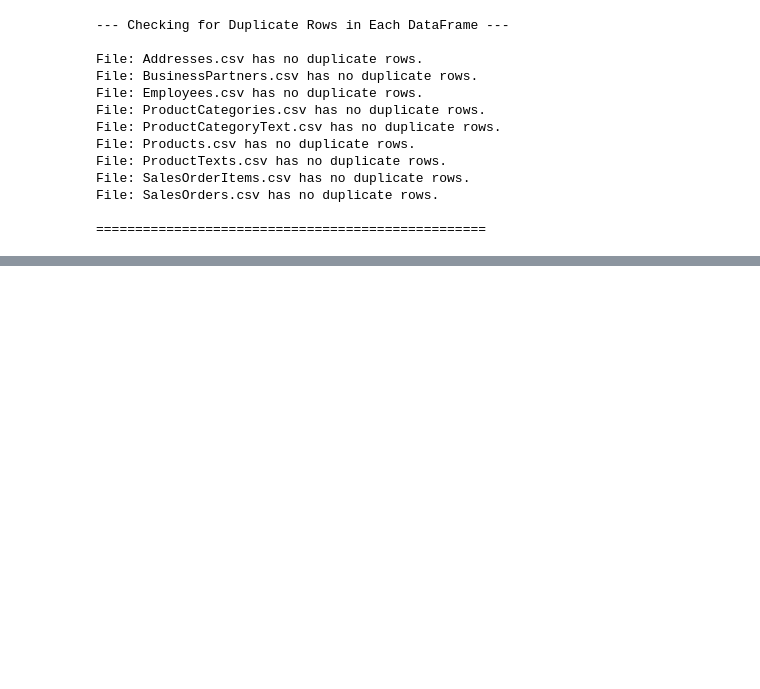
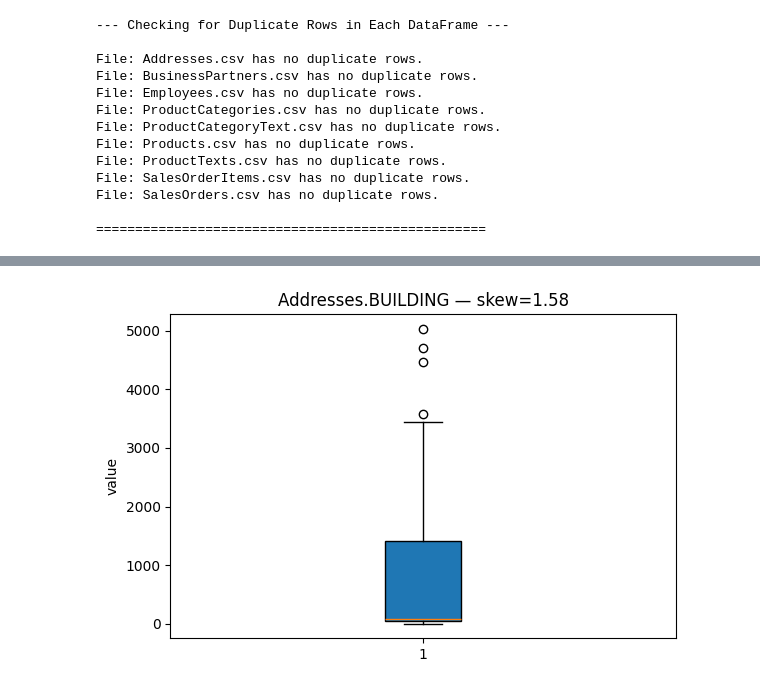
Before and after one commit to ArthurMaciell/VeloAnalytics, a Jupyter notebook: notebooks/00_exploration.ipynb, the cells around one changed output, grey strips where cells are left out. Saved outputs shown, nothing was run; the diff lists cells and outputs as text; code cells hidden in the pictures; blank space fills up the shorter version.

```diff
--- a/notebooks/00_exploration.ipynb
+++ b/notebooks/00_exploration.ipynb
@@ -283,0 +281,95 @@ SyntaxError: (unicode error) 'unicodeescape' codec can't decode bytes in positio
+# %%
+import re
+import numpy as np
+import matplotlib.pyplot as plt
+
+# Ajuste aqui se quiser mais/menos gráficos por dataframe
+TOP_N = 6
+
+# Palavras-chave que definem "colunas importantes" por negócio
+PRIORITY_KEYWORDS = [
+    "netamount", "grossamount", "taxamount", "freight", "discount",
+    "quantity", "unitprice", "price", "weight", "cost", "margin", "revenue"
+]
+
+# Padrões para excluir IDs e datas
+EXCLUDE_PATTERNS = [
+    r"id$", r"_id$", r"^id$", r"orderid", r"itemid", r"partnerid", r"productid",
+    r"employeeid", r"date", r"createdat", r"updatedat"
+]
+
+def is_excluded(col: str) -> bool:
+    c = col.lower()
+    return any(re.search(p, c) for p in EXCLUDE_PATTERNS)
+
+def priority_score(col: str) -> int:
+    c = col.lower()
+    score = 0
+    for kw in PRIORITY_KEYWORDS:
+        if kw in c:
+            score += 10  # cada palavra-chave encontrada soma 10
+    return score
+
+def pick_important_numeric_cols(df, top_n=TOP_N):
+    # numéricas
+    num_cols = df.select_dtypes(include=[np.number]).columns.tolist()
+    # remove colunas vazias ou constantes
+    num_cols = [c for c in num_cols if df[c].notna().sum() > 0 and df[c].nunique(dropna=True) > 1]
+    # excluir IDs e datas
+    num_cols = [c for c in num_cols if not is_excluded(c)]
+    if not num_cols:
+        return []
+
+    # ranking 1: prioridade semântica
+    sem_rank = {c: priority_score(c) for c in num_cols}
+    # ranking 2: variância (para empatar / complementar)
+    var_rank = {c: float(np.nanvar(df[c].astype(float))) for c in num_cols}
+
+    # score final ponderado
+    final = sorted(
+        num_cols,
+        key=lambda c: (sem_rank[c], var_rank[c]),
+        reverse=True
+    )
+    return final[:min(top_n, len(final))]
+
+def safe_boxplot(series, title):
+    s = series.dropna().astype(float)
+    if len(s) == 0:
+        print(f"(sem dados) {title}")
+        return
+    # detectar skew para decidir log
+    skew = s.skew()
+    use_log = skew is not None and np.isfinite(skew) and skew > 2
+
+    plt.figure(figsize=(6, 4))
+    if use_log:
+        # evitar log(0)
+        s_pos = s[s > 0]
+        if len(s_pos) > 0:
+            plt.boxplot(np.log1p(s_pos), vert=True, patch_artist=True)
+            plt.title(f"{title} (log1p) — skew={skew:.2f}")
+            plt.ylabel("log1p(value)")
+        else:
+            # fallback se não há positivos
+            plt.boxplot(s, vert=True, patch_artist=True)
+            plt.title(f"{title} — skew={skew:.2f}")
+            plt.ylabel("value")
+    else:
+        plt.boxplot(s, vert=True, patch_artist=True)
+        plt.title(f"{title} — skew={skew:.2f}")
+        plt.ylabel("value")
+    plt.tight_layout()
+    plt.show()
+
+# Loop principal: um boxplot por coluna importante em cada dataframe
+for name, df in dataframes.items():
+    cols = pick_important_numeric_cols(df)
+    if not cols:
+        print(f"⚠️ {name}: nenhuma coluna numérica relevante encontrada (ou só IDs/datas).")
+        continue
+
+    print(f"\n📦 {name} — colunas analisadas: {', '.join(cols)}")
+    for c in cols:
+        safe_boxplot(df[c], title=f"{name}.{c}")
+# %% [output]
@@ -283,0 +377 @@ SyntaxError: (unicode error) 'unicodeescape' codec can't decode bytes in positio
+[figure, added]
```
Also changed, not shown: parts of 5 cells of this notebook, 5 other files.
